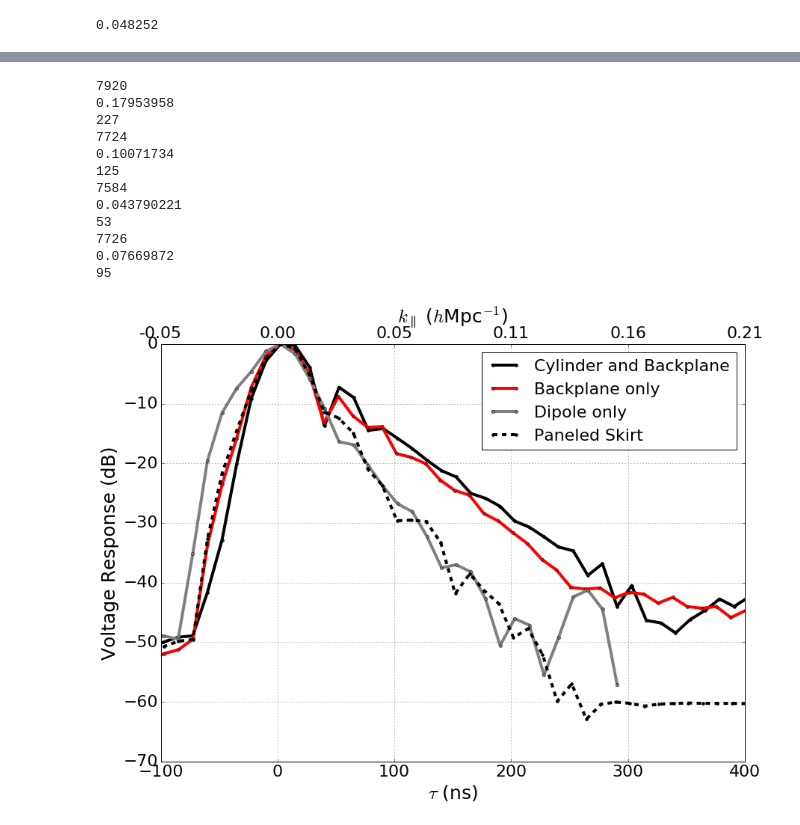
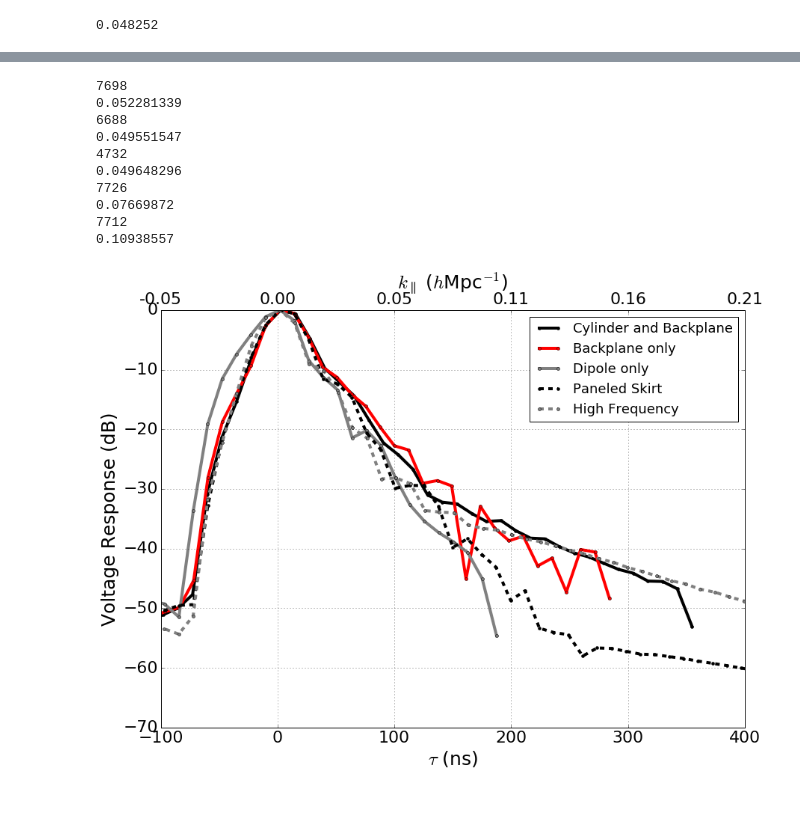
Before and after one commit to aewallwi/simulations-hera-eox, a Jupyter notebook: src/Traces_Comparison_lowFreq.ipynb, the cells around one changed output, grey strips where cells are left out. Cells and saved outputs as stored; diff of their text form; code cells hidden in the pictures.

```diff
--- a/src/Traces_Comparison_lowFreq.ipynb
+++ b/src/Traces_Comparison_lowFreq.ipynb
@@ -49,7 +101,7 @@ traceListFeedAndDishPaneledDipole=readCSTFile('../data/timetraces/paper_dipole_p
 # %%
 
-lines=[]
-def plotTraces(traceList,flow,fhigh,titleList=['o1','Planewave'],ls='-',lastPlot=True,translate=0.,labels=[],colors=['k'],xlims=[-300,300],ylims=[-70,0]):
+def plotTraces(traceList,flow,fhigh,titleList=['o1','Planewave'],ls='-',lastPlot=True,translate=0.,labels=[],colors=['k'],xlims=[-300,300],ylims=[-70,0],nLegendCols=1,legend=False):
+    lines=[]
     nt=len(traceList[0])
     dt=traceList[0][1,0]-traceList[0][0,0]
     print nt
@@ -73,9 +125,17 @@ def plotTraces(traceList,flow,fhigh,titleList=['o1','Planewave'],ls='-',lastPlot
         selectionPos=n.logical_and(fAxisPadTimeSimulation>=flow[mm]/1e3,fAxisPadTimeSimulation<=fhigh[mm]/1e3)
         selectionNeg=n.logical_and(-fAxisPadTimeSimulation>=flow[mm]/1e3,-fAxisPadTimeSimulation<=fhigh[mm]/1e3)
         nSelect=len(fAxisPadTimeSimulation[selectionPos])
-        print nSelect
+        if(n.mod(nSelect,2)==1):
+            nmaxPos=n.where(fAxisPadTimeSimulation[selectionPos].max()==fAxisPadTimeSimulation)[0][0]
+            nmaxNeg=n.where(fAxisPadTimeSimulation[selectionNeg].min()==fAxisPadTimeSimulation)[0][0]
+            selectionPos[nmaxPos+1]=True
+            selectionNeg[nmaxNeg-1]=True
+            nSelect+=1
         #windowTimeSimulation=n.hamming(nSelect)
         windowTimeSimulation=signal.blackmanharris(nSelect)
+        #windowTimeSimulation=signal.blackmanharris(nSelect/2)
+        #windowTimeSimulation=signal.fftconvolve(windowTimeSimulation,windowTimeSimulation[::-1],mode='full')
+        #windowTimeSimulation=n.append(windowTimeSimulation,0)
         windowTimeSimulation=windowTimeSimulation/windowTimeSimulation.mean()
         windowTimeSimulationFull=n.zeros(2*nt)
         windowTimeSimulationFull[selectionPos]=windowTimeSimulation
@@ -111,7 +171,8 @@ def plotTraces(traceList,flow,fhigh,titleList=['o1','Planewave'],ls='-',lastPlot
         p.gca().tick_params('x',labelsize=22)
         p.gca().tick_params('y',labelsize=22)
         p.grid()
-        p.legend(loc='best',fontsize=22)
+        if(legend):
+            p.legend(loc='best',fontsize=18,ncol=nLegendCols)
         p.xlim(xlims)
         p.ylim(ylims)
         ax1=p.gca()
@@ -120,7 +181,7 @@ def plotTraces(traceList,flow,fhigh,titleList=['o1','Planewave'],ls='-',lastPlot
         ax2.set_xlim(ax1.get_xlim())
         ticklabels=[]
         for tick in ax2.get_xticks():
-            ticklabels.append('%.2f'%(cosmo.eta2kpara(tick/1e9,cosmo.f2z(150e6))/littleh))
+            ticklabels.append('%.2f'%(cosmo.eta2kpara(tick/1e9,cosmo.f2z(83e6))/littleh))
 
         ax2.set_xticklabels(ticklabels)
         ax2.tick_params('x',labelsize=22)
@@ -128,3 +189,4 @@ def plotTraces(traceList,flow,fhigh,titleList=['o1','Planewave'],ls='-',lastPlot
         ax1.set_xlabel('$\\tau$ (ns)',fontsize=25)
         ax1.set_ylabel('Voltage Response (dB)',fontsize=25)
         p.gcf().set_size_inches([14,10])
+    return lines
@@ -131,27 +795,29 @@ def plotTraces(traceList,flow,fhigh,titleList=['o1','Planewave'],ls='-',lastPlot
 # %%
 flow=[50]
 fhigh=[130]
 plotTraces(traceListFeedAndDishCylinderBackPlane[0],flow,fhigh,traceListFeedAndDishCylinderBackPlane[1],lastPlot=False,translate=35.,labels=['Cylinder and Backplane'],xlims=[-30,300])
 #flow=[50]
 #fhigh=[150]
 #plotTraces(traceListFeedAndDishCylinderBackPlane[0],flow,fhigh,traceListFeedAndDishCylinderBackPlane[1],lastPlot=False,translate=35.,labels=['Cylinder and Backplane'],xlims=[-30,300])
 plotTraces(traceListFeedAndDishBackPlane[0],flow,fhigh,traceListFeedAndDishBackPlane[1],lastPlot=False,translate=35.,labels=['Backplane only'],colors=['red'],xlims=[-100,400])
 plotTraces(traceListFeedAndDishBareDipole[0],flow,fhigh,traceListFeedAndDishBareDipole[1],lastPlot=False,translate=35.,labels=['Dipole only'],colors=['grey'],xlims=[-100,400])
-plotTraces(traceListFeedAndDishPaneledDipole[0],flow,fhigh,traceListFeedAndDishPaneledDipole[1],lastPlot=True,translate=35.,labels=['Paneled Skirt'],colors=['k'],xlims=[-100,400],ls='--')
+plotTraces(traceListFeedAndDishPaneledDipole[0],flow,fhigh,traceListFeedAndDishPaneledDipole[1],lastPlot=False,translate=35.,labels=['Paneled Skirt'],colors=['k'],xlims=[-100,400],ls='--')
+flow=[100]
+fhigh=[180]
+plotTraces(traceListFeedAndDishCylinderBackPlaneHighFreq[0],flow,fhigh,traceListFeedAndDishCylinderBackPlaneHighFreq[1],lastPlot=True,translate=35.,labels=['High Frequency'],colors=['grey'],xlims=[-100,400],ls='--')
 
 
-p.savefig('../compare_Traces.pdf')
+
+p.savefig('../analysis/compare_Traces_deconstruct.pdf')
 # %% [output]
-7920
-0.17953958
-227
-7724
-0.10071734
-125
-7584
-0.043790221
-53
+7698
+0.052281339
+6688
+0.049551547
+4732
+0.049648296
 7726
 0.07669872
-95
+7712
+0.10938557
-[figure, old version]
+[figure, new version]
```
Also changed, not shown: parts of 19 cells of this notebook, 22 other files.
